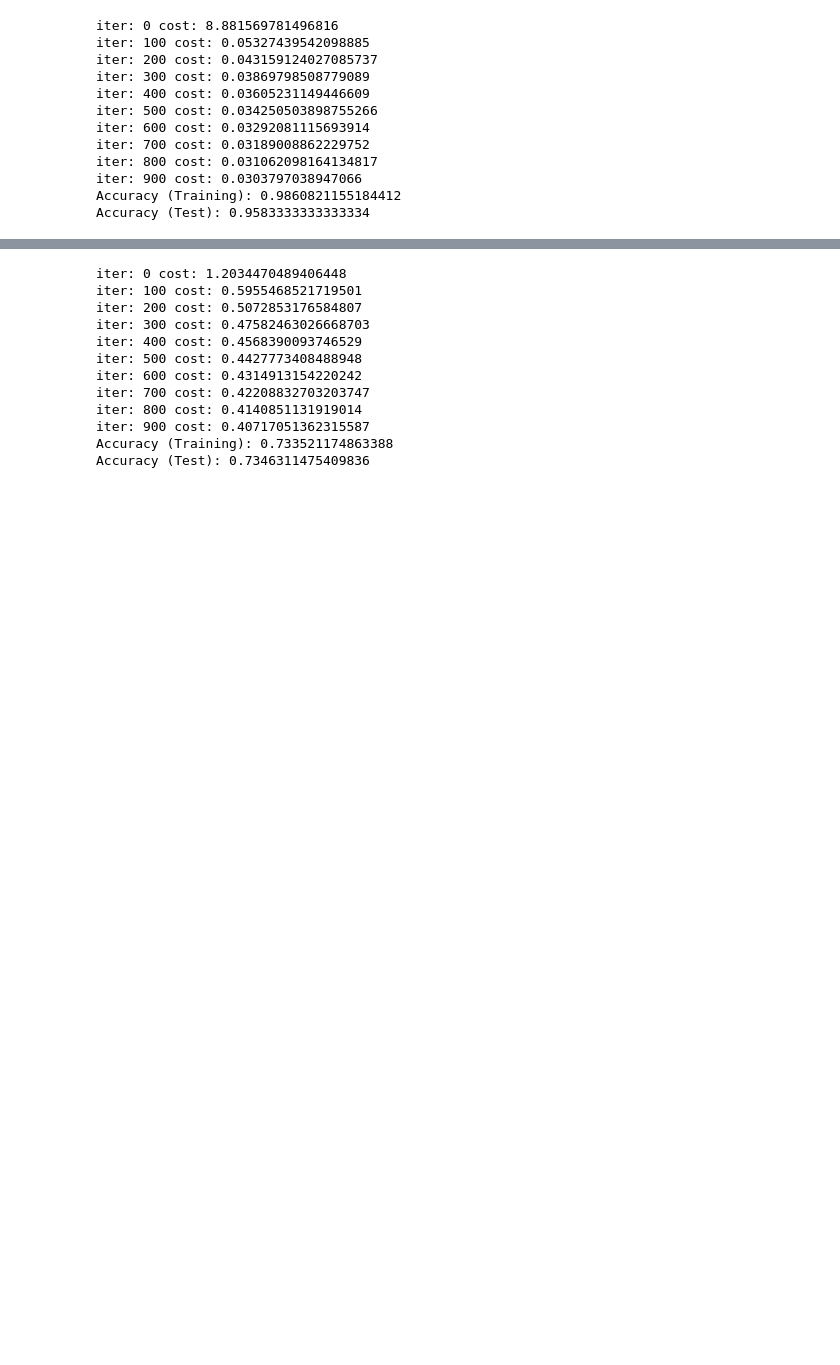
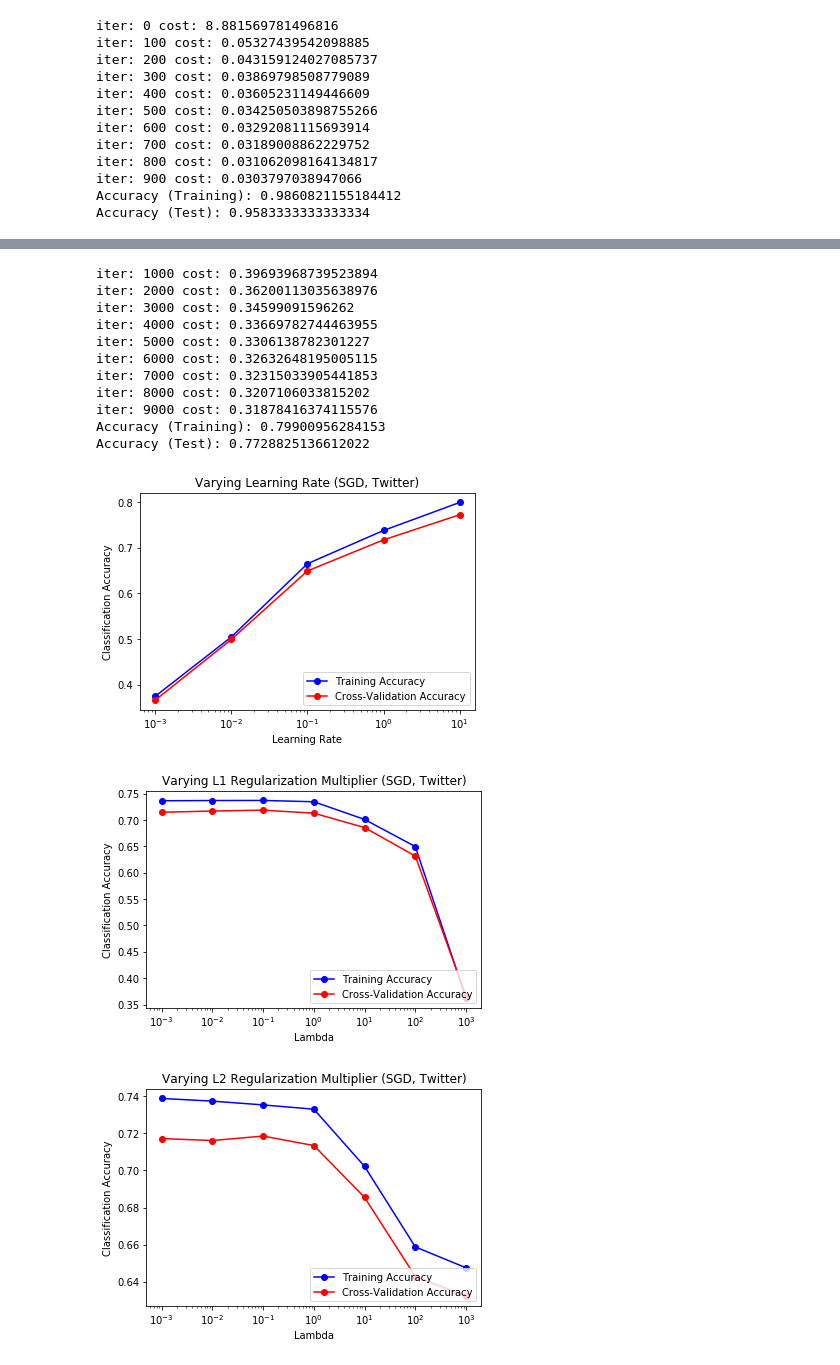
Before and after one commit to ycheng14799/MLProgrammingAssignmentWeek7, a Jupyter notebook: Optimization.ipynb, the cells around one changed output, grey strips where cells are left out. Saved outputs shown, nothing was run; the diff lists cells and outputs as text; code cells hidden in the pictures; blank space fills up the shorter version.

```diff
--- a/Optimization.ipynb
+++ b/Optimization.ipynb
@@ -298,7 +413,7 @@ def vectorizeText(XCleaned):
     textFeatures = unique[len(unique)-nFeatures:]
 # %%
 # Gradient Descent Training
-ws, costs = trainGDMulticlass(textXTrain, textYTrain, 1, 1000, 100, 'l1', 0.1)
+ws, costs = trainGDMulticlass(textXTrain, textYTrain, 1, 10000, 1000)
 
 # Evaluation
 print("Accuracy (Training):",
@@ -306,18 +421,67 @@ print("Accuracy (Training):",
 print("Accuracy (Test):",\
     logMulticlassAccuracy(textXTest, ws, textYTest))
 # %% [output]
-iter: 0 cost: 1.2034470489406448
-iter: 100 cost: 0.5955468521719501
-iter: 200 cost: 0.5072853176584807
-iter: 300 cost: 0.47582463026668703
-iter: 400 cost: 0.4568390093746529
-iter: 500 cost: 0.4427773408488948
-iter: 600 cost: 0.4314913154220242
-iter: 700 cost: 0.42208832703203747
-iter: 800 cost: 0.4140851131919014
-iter: 900 cost: 0.40717051362315587
-Accuracy (Training): 0.733521174863388
-Accuracy (Test): 0.7346311475409836
+iter: 1000 cost: 0.39693968739523894
+iter: 2000 cost: 0.36200113035638976
+iter: 3000 cost: 0.34599091596262
+iter: 4000 cost: 0.33669782744463955
+iter: 5000 cost: 0.3306138782301227
+iter: 6000 cost: 0.32632648195005115
+iter: 7000 cost: 0.32315033905441853
+iter: 8000 cost: 0.3207106033815202
+iter: 9000 cost: 0.31878416374115576
+Accuracy (Training): 0.79900956284153
+Accuracy (Test): 0.7728825136612022
+# %%
+# Evaluation
+# Varying learning rate
+# trainGDMulticlass(X, y, lr, numIters, logFreq, regularization=None, lmda=0)
+lrs = np.logspace(-3,1,5)
+varyLRTrainAccuracy = []
+varyLRTestAccuracy = []
+for lr in lrs:
+    # Gradient Descent Training
+    ws, costs = trainGDMulticlass(textXTrain,\
+        textYTrain, lr, 1000, 1000)
+    # Evaluation
+    varyLRTrainAccuracy.append(logMulticlassAccuracy(textXTrain, ws, textYTrain))
+    varyLRTestAccuracy.append(logMulticlassAccuracy(textXTest, ws, textYTest))
+
+generateGraph(lrs, varyLRTrainAccuracy, varyLRTestAccuracy,\
+    "Learning Rate", "Classification Accuracy", "Varying Learning Rate (SGD, Twitter)", log=True)
+
+lmbdas = np.logspace(-3,3,7)
+# Varying l1 multiplier
+varyLmbdasL1TrainAccuracy = []
+varyLmbdasL1TestAccuracy = []
+for lmbda in lmbdas:
+    # Gradient Descent Training
+    ws, costs = trainGDMulticlass(textXTrain,\
+        textYTrain, 1, 1000, 1000, regularization="l1", lmda=lmbda)
+    # Evaluation
+    varyLmbdasL1TrainAccuracy.append(logMulticlassAccuracy(textXTrain, ws, textYTrain))
+    varyLmbdasL1TestAccuracy.append(logMulticlassAccuracy(textXTest, ws, textYTest))
+
+generateGraph(lmbdas, varyLmbdasL1TrainAccuracy, varyLmbdasL1TestAccuracy,\
+    "Lambda", "Classification Accuracy", "Varying L1 Regularization Multiplier (SGD, Twitter)", log=True)
+
+# Varying l2 multiplier
+varyLmbdasL2TrainAccuracy = []
+varyLmbdasL2TestAccuracy = []
+for lmbda in lmbdas:
+    # Gradient Descent Training
+    ws, costs = trainGDMulticlass(textXTrain,\
+        textYTrain, 1, 1000, 1000, regularization="l2", lmda=lmbda)
+    # Evaluation
+    varyLmbdasL2TrainAccuracy.append(logMulticlassAccuracy(textXTrain, ws, textYTrain))
+    varyLmbdasL2TestAccuracy.append(logMulticlassAccuracy(textXTest, ws, textYTest))
+
+generateGraph(lmbdas, varyLmbdasL2TrainAccuracy, varyLmbdasL2TestAccuracy,\
+    "Lambda", "Classification Accuracy", "Varying L2 Regularization Multiplier (SGD, Twitter)", log=True)
+# %% [output]
+[figure, added]
+[figure, added]
+[figure, added]
 # %%
 # AdaGrad Training
 ws, costs = trainAdaGradMulticlass(textXTrain,\
```
Also changed, not shown: parts of 11 cells of this notebook.
